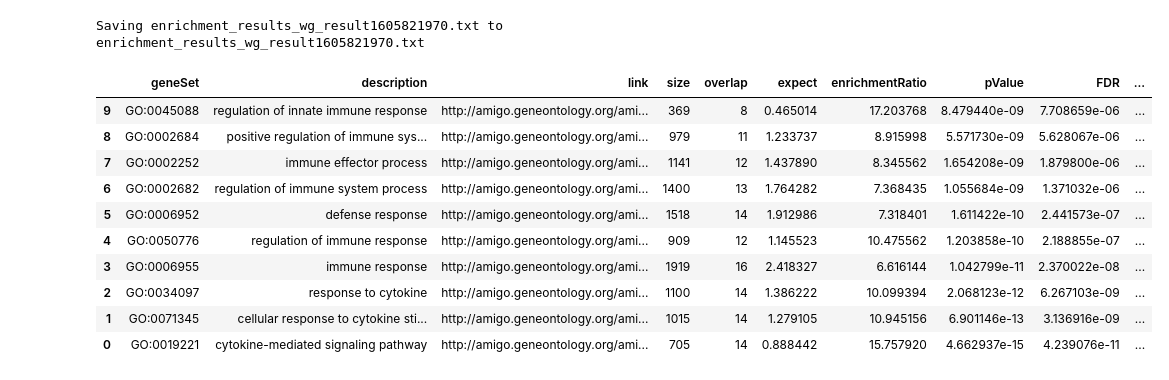
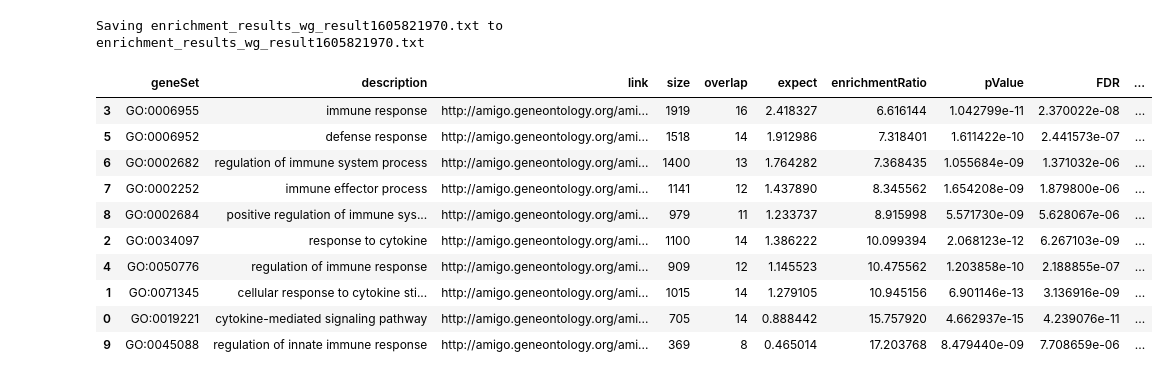
Before and after one commit to HuLiLab/GBM_CCN1, a Jupyter notebook: GBM_CCN1.ipynb, the cells around one changed output. Saved outputs shown, nothing was run; the diff lists cells and outputs as text; code cells hidden in the pictures.

```diff
--- a/GBM_CCN1.ipynb
+++ b/GBM_CCN1.ipynb
@@ -383,23 +383,23 @@ Saving enrichment_results_wg_result1605821970.txt to enrichment_results_wg_resul
 # %%
 # make dataframe from WebGestalt enrichment results
 wg_edges = pd.read_csv('enrichment_results_wg_result1605821970.txt',
                          sep='\t', header=0) # tab seperated values
 wg_edges['-log10FDR'] = -np.log10(wg_edges['FDR'])
-wg_edges = wg_edges.sort_values(by=['-log10FDR'],
-                                    ascending=True) # sort by log10(FDR)
+wg_edges = wg_edges.sort_values(by=['enrichmentRatio'],
+                                ascending=True) # sort by enrichmentRatio
 wg_edges
 # %% [output]
 |  | geneSet | description | link | size | overlap | expect | enrichmentRatio | pValue | FDR | ... |
-| 9 | GO:0045088 | regulation of innate immune response | http://amigo.geneontology.org/ami... | 369 | 8 | 0.465014 | 17.203768 | 8.479440e-09 | 7.708659e-06 | ... |
+| 3 | GO:0006955 | immune response | http://amigo.geneontology.org/ami... | 1919 | 16 | 2.418327 | 6.616144 | 1.042799e-11 | 2.370022e-08 | ... |
+| 5 | GO:0006952 | defense response | http://amigo.geneontology.org/ami... | 1518 | 14 | 1.912986 | 7.318401 | 1.611422e-10 | 2.441573e-07 | ... |
+| 6 | GO:0002682 | regulation of immune system process | http://amigo.geneontology.org/ami... | 1400 | 13 | 1.764282 | 7.368435 | 1.055684e-09 | 1.371032e-06 | ... |
+| 7 | GO:0002252 | immune effector process | http://amigo.geneontology.org/ami... | 1141 | 12 | 1.437890 | 8.345562 | 1.654208e-09 | 1.879800e-06 | ... |
 | 8 | GO:0002684 | positive regulation of immune sys... | http://amigo.geneontology.org/ami... | 979 | 11 | 1.233737 | 8.915998 | 5.571730e-09 | 5.628067e-06 | ... |
-| 7 | GO:0002252 | immune effector process | http://amigo.geneontology.org/ami... | 1141 | 12 | 1.437890 | 8.345562 | 1.654208e-09 | 1.879800e-06 | ... |
-| 6 | GO:0002682 | regulation of immune system process | http://amigo.geneontology.org/ami... | 1400 | 13 | 1.764282 | 7.368435 | 1.055684e-09 | 1.371032e-06 | ... |
-| 5 | GO:0006952 | defense response | http://amigo.geneontology.org/ami... | 1518 | 14 | 1.912986 | 7.318401 | 1.611422e-10 | 2.441573e-07 | ... |
+| 2 | GO:0034097 | response to cytokine | http://amigo.geneontology.org/ami... | 1100 | 14 | 1.386222 | 10.099394 | 2.068123e-12 | 6.267103e-09 | ... |
 | 4 | GO:0050776 | regulation of immune response | http://amigo.geneontology.org/ami... | 909 | 12 | 1.145523 | 10.475562 | 1.203858e-10 | 2.188855e-07 | ... |
-| 3 | GO:0006955 | immune response | http://amigo.geneontology.org/ami... | 1919 | 16 | 2.418327 | 6.616144 | 1.042799e-11 | 2.370022e-08 | ... |
-| 2 | GO:0034097 | response to cytokine | http://amigo.geneontology.org/ami... | 1100 | 14 | 1.386222 | 10.099394 | 2.068123e-12 | 6.267103e-09 | ... |
 | 1 | GO:0071345 | cellular response to cytokine sti... | http://amigo.geneontology.org/ami... | 1015 | 14 | 1.279105 | 10.945156 | 6.901146e-13 | 3.136916e-09 | ... |
 | 0 | GO:0019221 | cytokine-mediated signaling pathway | http://amigo.geneontology.org/ami... | 705 | 14 | 0.888442 | 15.757920 | 4.662937e-15 | 4.239076e-11 | ... |
+| 9 | GO:0045088 | regulation of innate immune response | http://amigo.geneontology.org/ami... | 369 | 8 | 0.465014 | 17.203768 | 8.479440e-09 | 7.708659e-06 | ... |
 # %%
 # plot WebGestalt enrichment results
 
```
Also changed, not shown: parts of 37 cells of this notebook.
